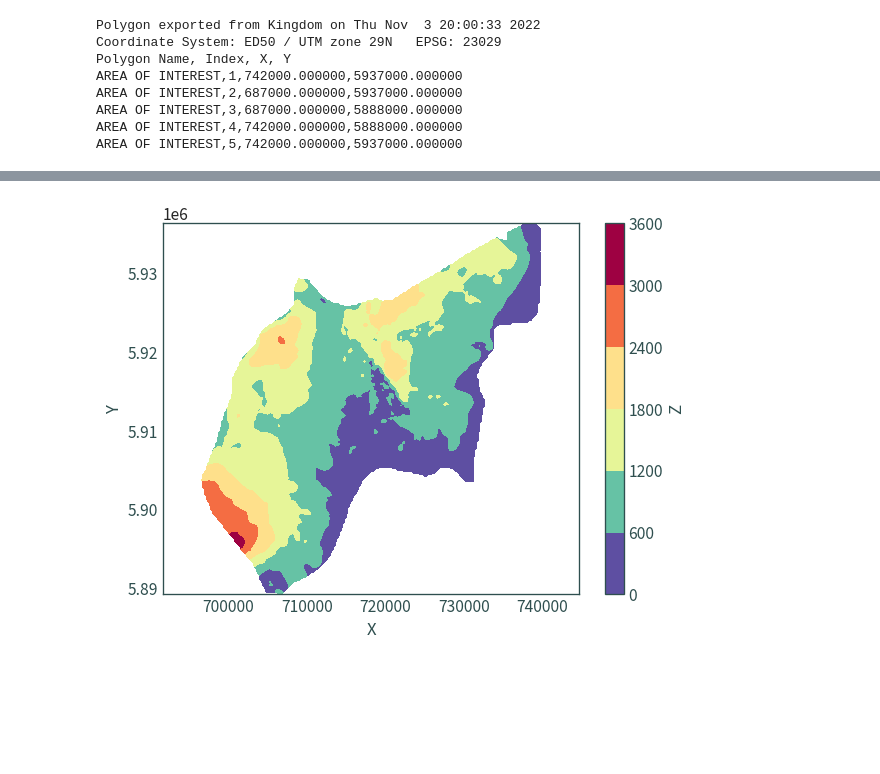
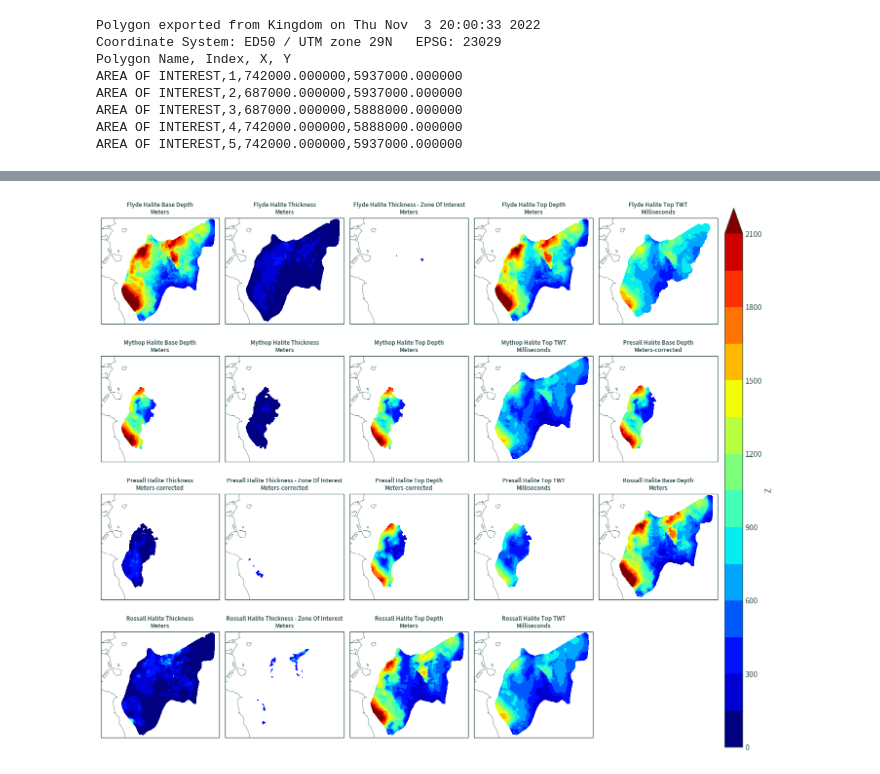
Before and after one commit to wind-to-hydrogen-toolkit/hydrogen-salt-storage, a Jupyter notebook: notebooks/kish_basin_dat_files.ipynb, the cells around one changed output, grey strips where cells are left out. Cells and saved outputs as stored; diff of their text form; code cells hidden in the pictures; blank space fills up the shorter version.

```diff
--- a/notebooks/kish_basin_dat_files.ipynb
+++ b/notebooks/kish_basin_dat_files.ipynb
@@ -132,2 +95,0 @@ plt.show()
-# %%
-ds = f_base_depth_m[["X", "Y", "Z"]].set_index(["X", "Y"]).to_xarray()
@@ -134,3 +172,5 @@ ds = f_base_depth_m[["X", "Y", "Z"]].set_index(["X", "Y"]).to_xarray()
+# %%
+ds = read_dat_file(os.path.join(SUB_DIR, "*.dat"))
 # %%
 ds
 # %% [output]
@@ -145,0 +186,19 @@ Data variables:
+# %%
+fig = ds["Z"].plot.contourf(
+    x="X", y="Y", col="data",
+    cmap="jet", col_wrap=5, robust=True, levels=15,
+    subplot_kws={"projection": ccrs.epsg(23029)},
+    transform=ccrs.epsg(23029),
+    xlim=(687000, 742000), ylim=(5888000, 5937000),
+    cbar_kwargs={"aspect": 30, "pad": 0.01}
+)
+for axis in fig.axs.flat:
+    ie.to_crs(23029).boundary.plot(
+        ax=axis, edgecolor="darkslategrey", linewidth=.5
+    )
+# fig.set_titles("{value}", fontsize=10)
+for ax, title in zip(fig.axs.flat, ds["data"].values):
+    ax.set_title(title, fontsize=10)
+plt.show()
+# %% [output]
+[figure, added]
@@ -146,7 +217,7 @@ Data variables:
 # %%
-ax = ds["Z"].plot.contourf(x="X", y="Y", cmap="Spectral_r")
-plt.axis("equal")
-plt.tight_layout()
-plt.show()
+# fig, ax = plt.subplots(subplot_kw={"projection": "3d"})
+# ds = ds.isel(data=0)
+# ax.plot_trisurf(ds.X, ds.Y, ds.Z, cmap="Spectral_r")
+# plt.axis("equal")
+# plt.tight_layout()
+# plt.show()
-# %% [output]
-[figure, removed]
```
Also changed, not shown: parts of 29 cells of this notebook, 3 other files.
